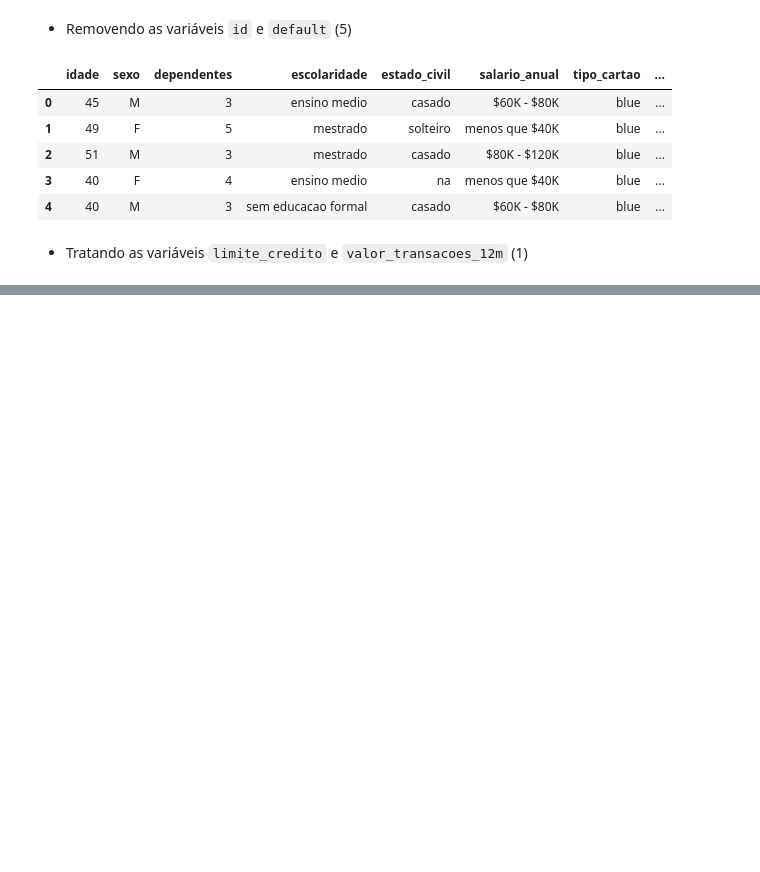
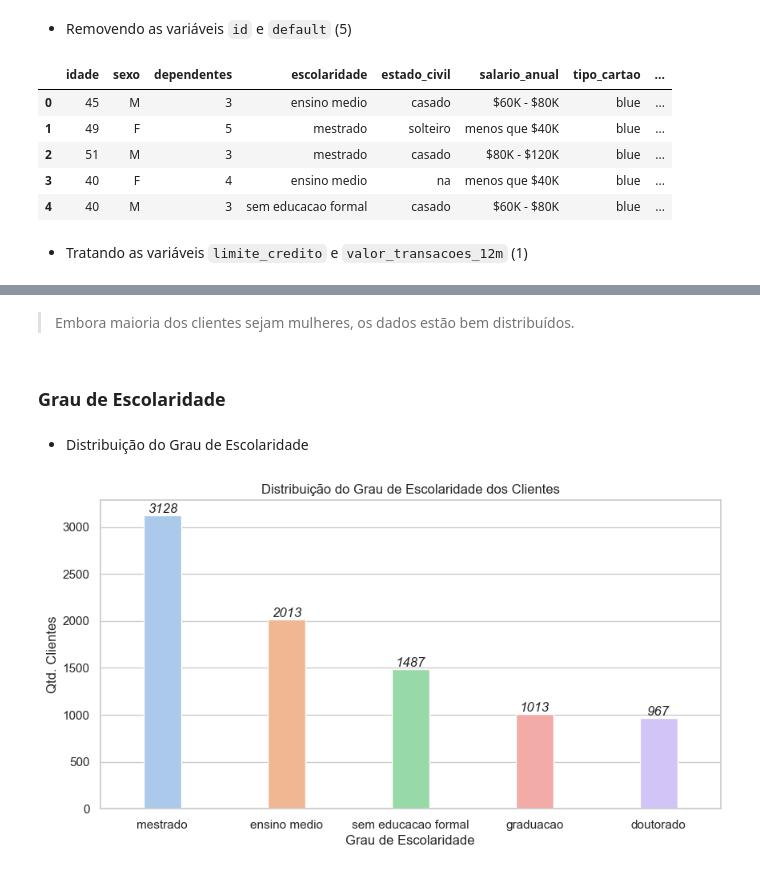
Before and after one commit to LeonardoLaino/credit-analysis, a Jupyter notebook: credit_analysis.ipynb, the cells around one changed output, grey strips where cells are left out. Cells and saved outputs as stored; diff of their text form; code cells hidden in the pictures; blank space fills up the shorter version.

```diff
--- a/credit_analysis.ipynb
+++ b/credit_analysis.ipynb
@@ -265,0 +374,33 @@ credit['valor_transacoes_12m'] = credit['valor_transacoes_12m'].astype('float64'
+# %% [markdown]
+> Embora maioria dos clientes sejam mulheres, os dados estão bem distribuídos.
+# %% [markdown]
+### Grau de Escolaridade
+# %% [markdown]
+* Distribuição do Grau de Escolaridade
+# %%
+obj = plt.figure(figsize=(10,5))
+sns.set_theme(style= 'whitegrid')
+
+obj = sns.countplot(
+    data = credit.query('escolaridade != "na"'),
+    x = 'escolaridade',
+    width= 0.3,
+    palette= sns.color_palette('pastel'),
+    order= credit.query('escolaridade != "na"')['escolaridade'].value_counts(ascending= False).index
+)
+
+obj.set_xlabel('Grau de Escolaridade')
+obj.set_ylabel('Qtd. Clientes')
+obj.set_title('Distribuição do Grau de Escolaridade dos Clientes')
+
+for p in obj.patches:
+    obj.annotate(f'{p.get_height():.0f}',
+                 (p.get_x() + p.get_width() / 2, p.get_height()),
+                 ha='center',
+                 va='bottom',
+                 fontstyle= 'oblique'
+                 )
+
+plt.show(obj)
+# %% [output]
+[figure, added]
```
Also changed, not shown: parts of 75 cells of this notebook.
